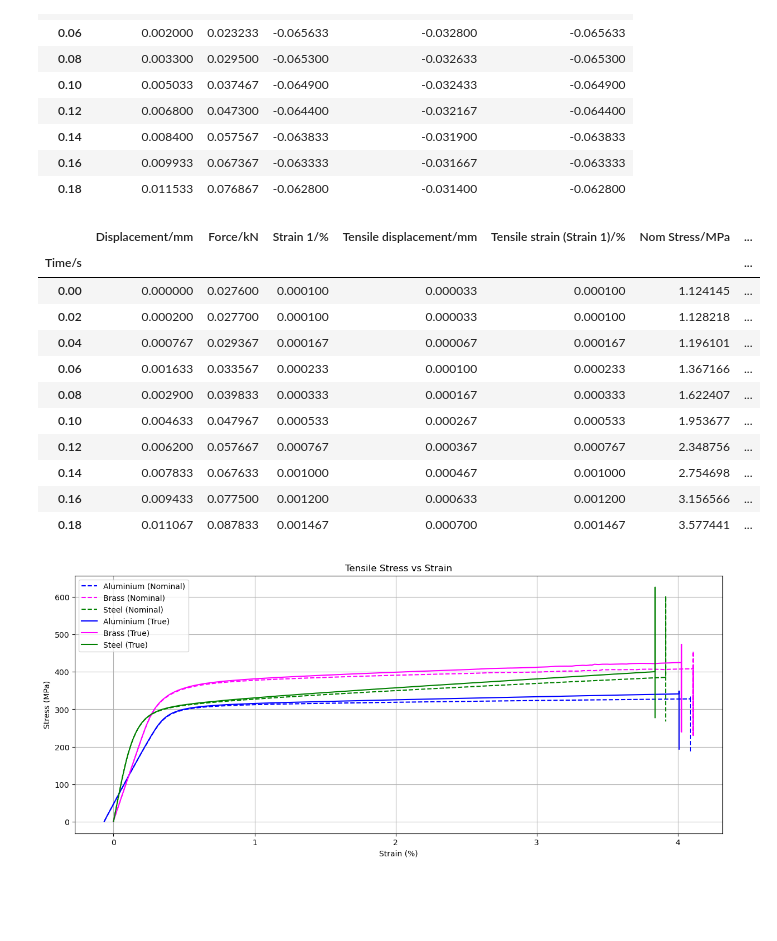
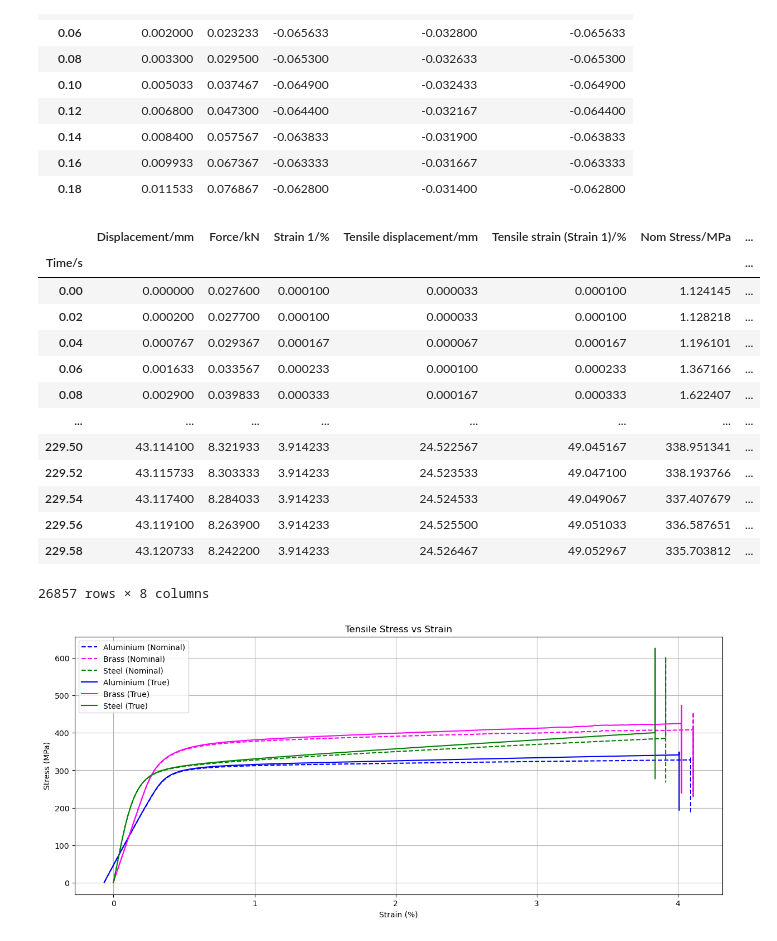
Before and after one commit to Thomas-J-Fish/II_Materials, a Jupyter notebook: P2_Plasticity/P2_analysis.ipynb, the cells around one changed output. Cells and saved outputs as stored; diff of their text form; code cells hidden in the pictures; blank space fills up the shorter version.

```diff
--- a/P2_Plasticity/P2_analysis.ipynb
+++ b/P2_Plasticity/P2_analysis.ipynb
@@ -145,38 +145,40 @@ A_avg.head(10)
 # %%
 # Calculate true and engineering stress
 # Tensile sample dimensions
 
 # UPDATE
 l = 0.0856
 w = 0.0124
 h = 0.00198
 
 A_avg['Nom Stress/MPa'] = A_avg['Force/kN'] / ((w*h) * 1e3)
 B_avg['Nom Stress/MPa'] = B_avg['Force/kN'] / ((w*h) * 1e3)
 S_avg['Nom Stress/MPa'] = S_avg['Force/kN'] / ((w*h) * 1e3)
 
 A_avg['True Stress/MPa'] = A_avg['Nom Stress/MPa'] * (1 + (A_avg['Strain 1/%']/100))
 B_avg['True Stress/MPa'] = B_avg['Nom Stress/MPa'] * (1 + (B_avg['Strain 1/%']/100))
 S_avg['True Stress/MPa'] = S_avg['Nom Stress/MPa'] * (1 + (S_avg['Strain 1/%']/100))
 
 A_avg['True Strain/%'] = np.log(1 + (A_avg['Strain 1/%']/100)) * 100
 B_avg['True Strain/%'] = np.log(1 + (B_avg['Strain 1/%']/100)) * 100
 S_avg['True Strain/%'] = np.log(1 + (S_avg['Strain 1/%']/100)) * 100
 
-S_avg.head(10)
+S_avg.head(-10)
 # %% [output]
 |  | Displacement/mm | Force/kN | Strain 1/% | Tensile displacement/mm | Tensile strain (Strain 1)/% | Nom Stress/MPa | ... |
 | Time/s |  |  |  |  |  |  | ... |
 | 0.00 | 0.000000 | 0.027600 | 0.000100 | 0.000033 | 0.000100 | 1.124145 | ... |
 | 0.02 | 0.000200 | 0.027700 | 0.000100 | 0.000033 | 0.000100 | 1.128218 | ... |
 | 0.04 | 0.000767 | 0.029367 | 0.000167 | 0.000067 | 0.000167 | 1.196101 | ... |
 | 0.06 | 0.001633 | 0.033567 | 0.000233 | 0.000100 | 0.000233 | 1.367166 | ... |
 | 0.08 | 0.002900 | 0.039833 | 0.000333 | 0.000167 | 0.000333 | 1.622407 | ... |
-| 0.10 | 0.004633 | 0.047967 | 0.000533 | 0.000267 | 0.000533 | 1.953677 | ... |
-| 0.12 | 0.006200 | 0.057667 | 0.000767 | 0.000367 | 0.000767 | 2.348756 | ... |
-| 0.14 | 0.007833 | 0.067633 | 0.001000 | 0.000467 | 0.001000 | 2.754698 | ... |
-| 0.16 | 0.009433 | 0.077500 | 0.001200 | 0.000633 | 0.001200 | 3.156566 | ... |
-| 0.18 | 0.011067 | 0.087833 | 0.001467 | 0.000700 | 0.001467 | 3.577441 | ... |
+| ... | ... | ... | ... | ... | ... | ... | ... |
+| 229.50 | 43.114100 | 8.321933 | 3.914233 | 24.522567 | 49.045167 | 338.951341 | ... |
+| 229.52 | 43.115733 | 8.303333 | 3.914233 | 24.523533 | 49.047100 | 338.193766 | ... |
+| 229.54 | 43.117400 | 8.284033 | 3.914233 | 24.524533 | 49.049067 | 337.407679 | ... |
+| 229.56 | 43.119100 | 8.263900 | 3.914233 | 24.525500 | 49.051033 | 336.587651 | ... |
+| 229.58 | 43.120733 | 8.242200 | 3.914233 | 24.526467 | 49.052967 | 335.703812 | ... |
+26857 rows × 8 columns
 # %%
 # Plot curves of both engineering and true stress vs strain
 plt.figure(figsize=(15, 6))
```
Also changed, not shown: 2 other files.
